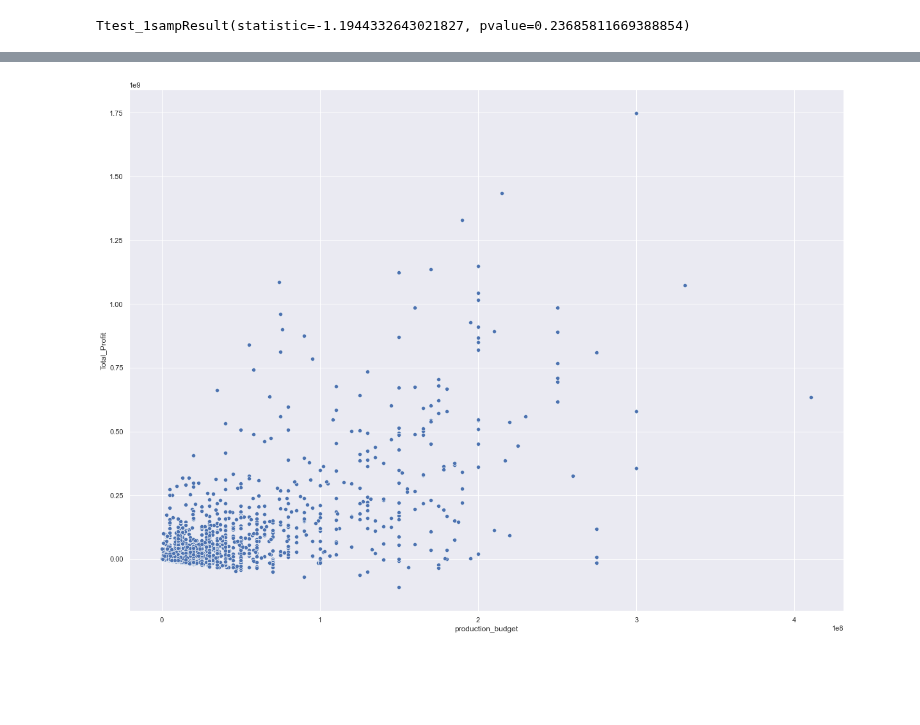
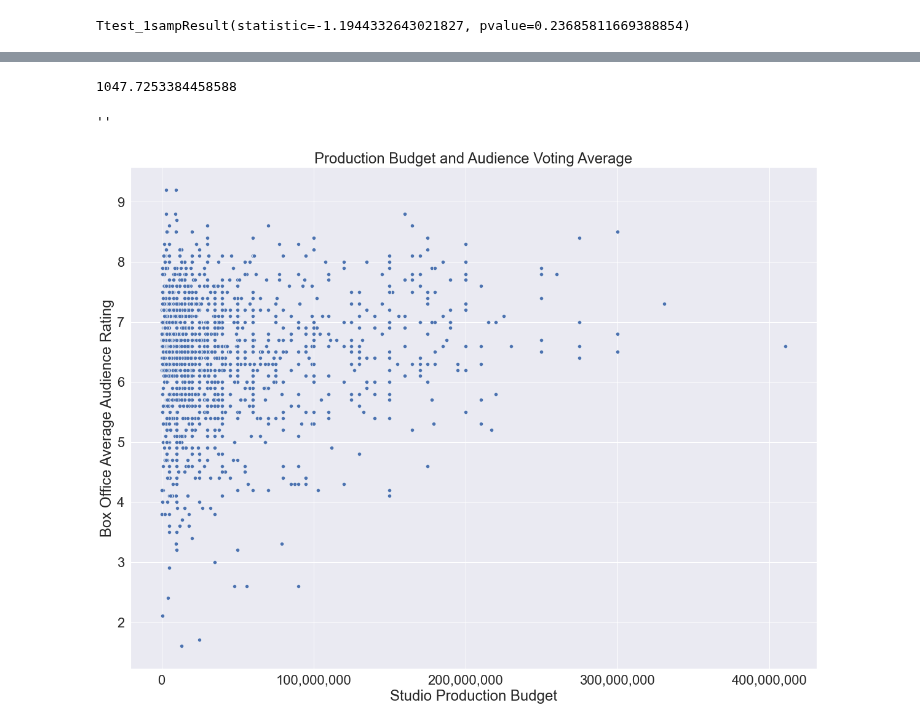
Before and after one commit to jacrivera/AI-Academy-Semester-1-Capstone-Group-5, a Jupyter notebook: Final-Workbook.ipynb, the cells around one changed output, grey strips where cells are left out. Cells and saved outputs as stored; diff of their text form; code cells hidden in the pictures; blank space fills up the shorter version.

```diff
--- a/Final-Workbook.ipynb
+++ b/Final-Workbook.ipynb
@@ -449,6 +458,19 @@ data=master_df);
-# %%
-sns.scatterplot(x="production_budget",
-y="Total_Profit",
-data=master_df);
-# %% [output]
-[figure, removed]
+# %%
+seaborn.set_theme(context='notebook', style='darkgrid', palette='deep', font='sans-serif', font_scale=1, color_codes=True, rc=None)
+# %%
+df_mystery["Profit%"].mean()
+# %% [output]
+1047.7253384458588
+# %%
+sns.set_theme(style="darkgrid",palette= "deep", font_scale=2,color_codes = True)
+ax = sns.scatterplot(x="production_budget",
+y="averagerating",
+data=master_df)
+plt.title("Production Budget and Audience Voting Average")
+plt.ylabel("Box Office Average Audience Rating")
+plt.xlabel("Studio Production Budget")
+ax.set_xticklabels(['-100,000,000',"0", "100,000,000","200,000,000","300,000,000","400,000,000",'500,000,000']);
+;
+# %% [output]
+''
+[figure, added]
```
Also changed, not shown: parts of 4 cells of this notebook, 1 other file.
